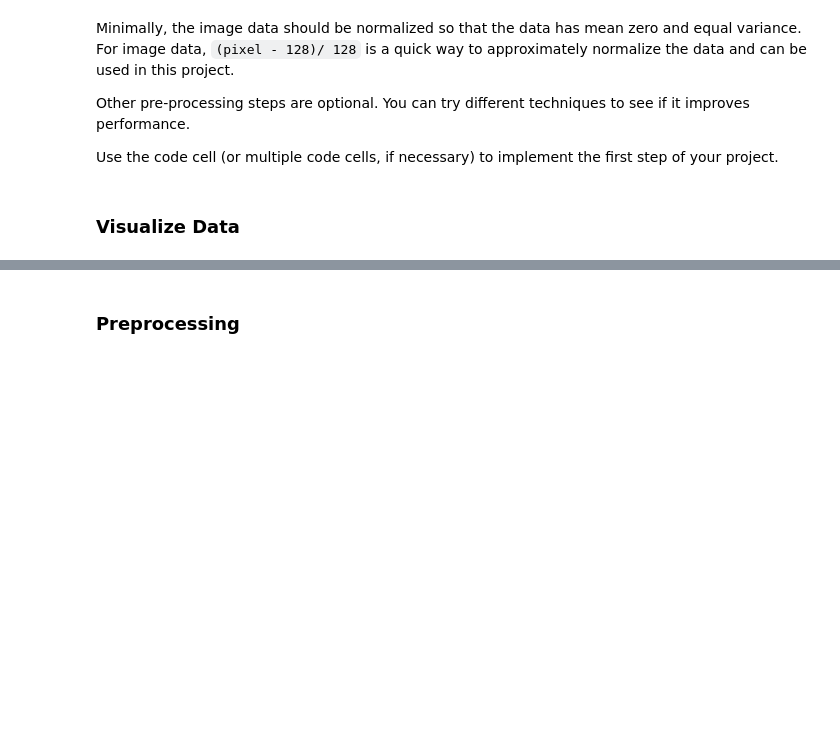
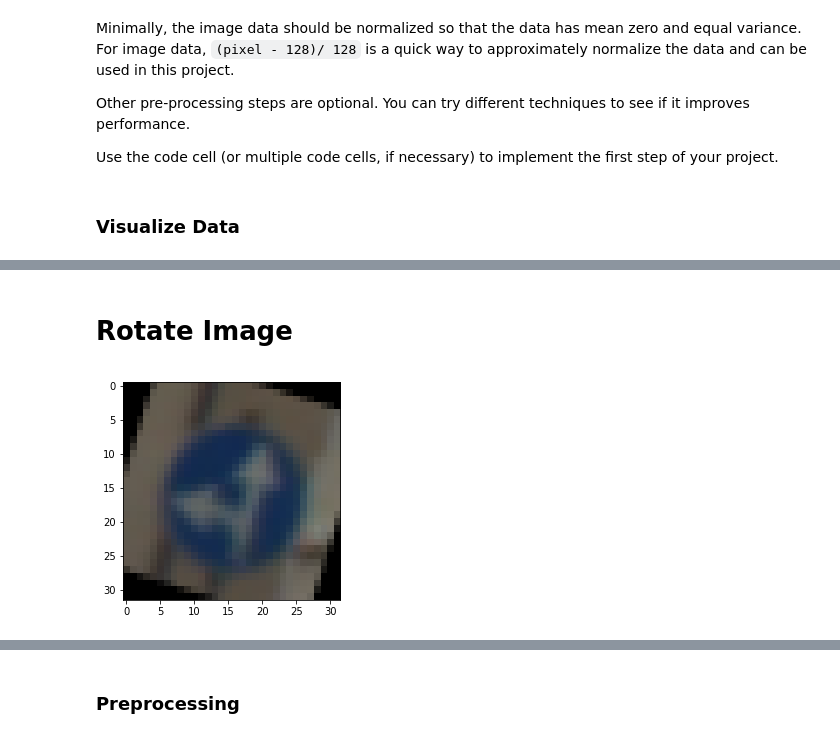
Before and after one commit to hafizur-rahman/CarND-Traffic-Sign-Classifier-Project, a Jupyter notebook: Traffic_Sign_Classifier.ipynb, the cells around one changed output, grey strips where cells are left out. Drawn from its saved outputs; the diff is of its cells as text; code cells hidden in the pictures; blank space fills up the shorter version.

```diff
--- a/Traffic_Sign_Classifier.ipynb
+++ b/Traffic_Sign_Classifier.ipynb
@@ -203 +211,22 @@ show_class_sample(class_sample_image)
+# %% [markdown]
+# Rotate Image
+# %%
+import cv2
+
+def rotate_image(image):
+    # grab the dimensions of the image and calculate the center
+    # of the image
+    (h, w) = image.shape[:2]
+    center = (w / 2, h / 2)
+
+    angle = np.random.randint(-20.0,20.0)
+    M = cv2.getRotationMatrix2D(center, angle, 1)
+    rotated = cv2.warpAffine(image, M, (w, h))
+
+    return rotated
+
+plt.imshow(rotate_image(X_train[images_by_class[37][14]]))
+plt.show()
+# %% [output]
+[figure, added]
 # %%
```
Also changed, not shown: parts of 21 cells of this notebook.
